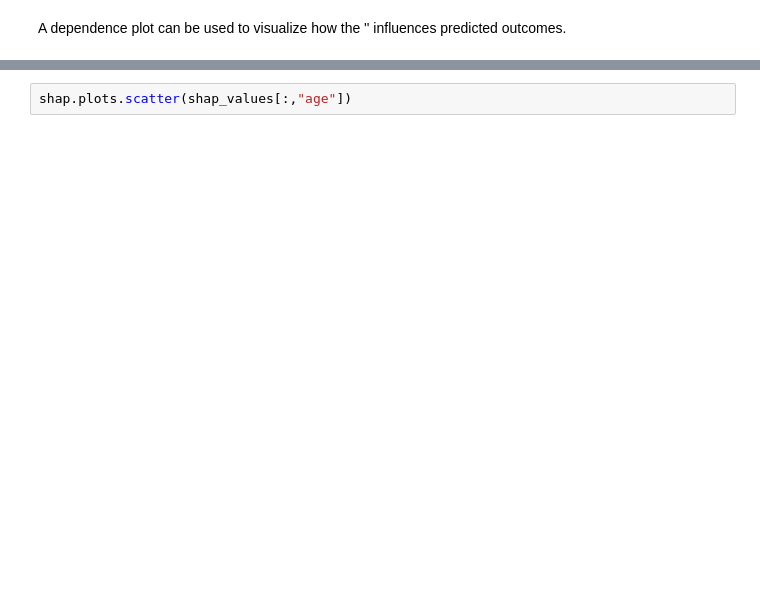
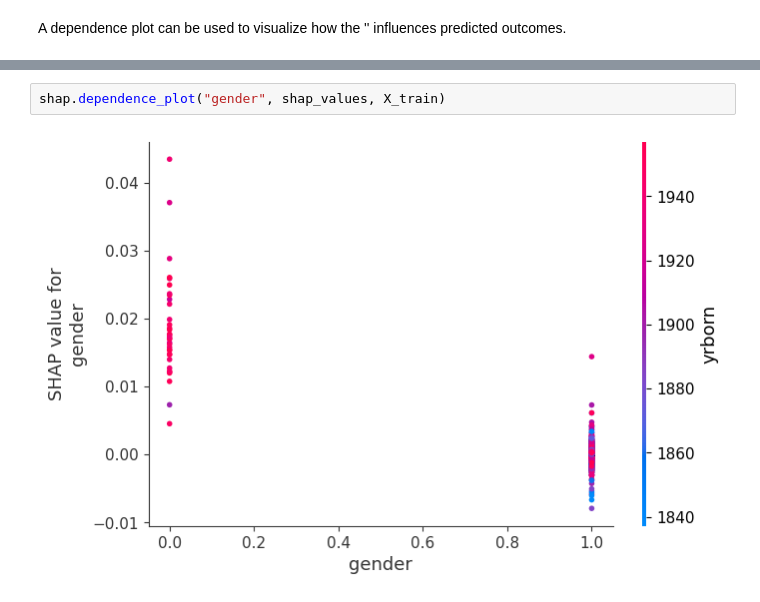
Before and after one commit to ShuaiZhao1/Analysing-Political-Executives-With-AI-data-processing, a Jupyter notebook: Notebooks/3-modeling.ipynb, the cells around one changed output, grey strips where cells are left out. Saved outputs shown, nothing was run; the diff lists cells and outputs as text; blank space fills up the shorter version.

```diff
--- a/Notebooks/3-modeling.ipynb
+++ b/Notebooks/3-modeling.ipynb
@@ -298,2 +243,4 @@ shap.dependence_plot("age", shap_values, X_valid.iloc[0:N_VAL,:])
-# %%
-shap.plots.scatter(shap_values[:,"age"])
+# %%
+shap.dependence_plot("gender", shap_values, X_train)
+# %% [output]
+[figure, added]
```
Also changed, not shown: parts of 28 cells of this notebook, 3 other files.
